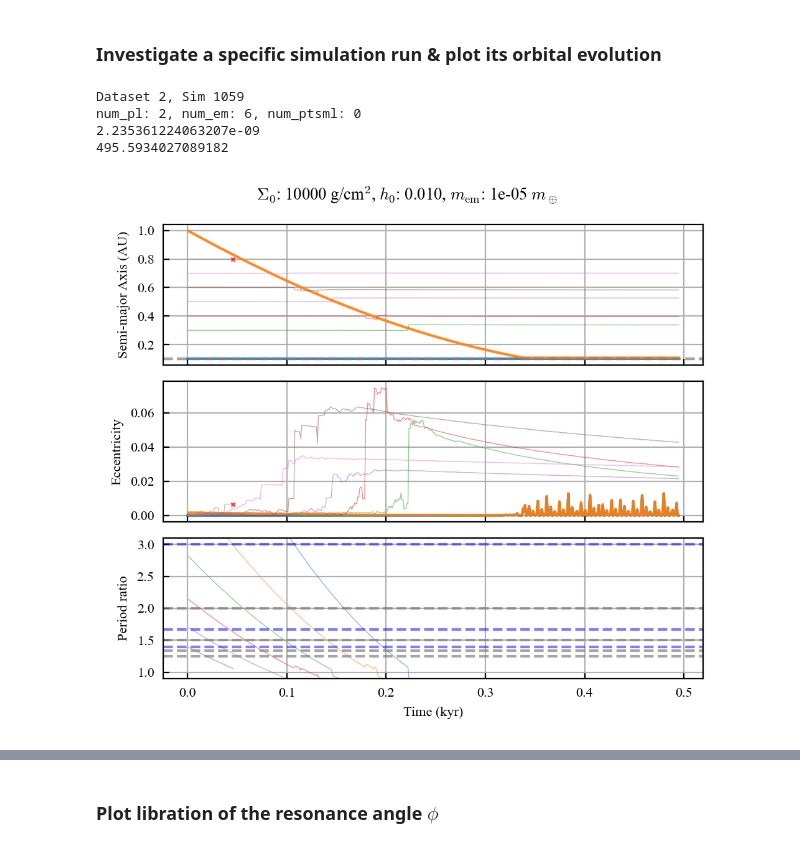
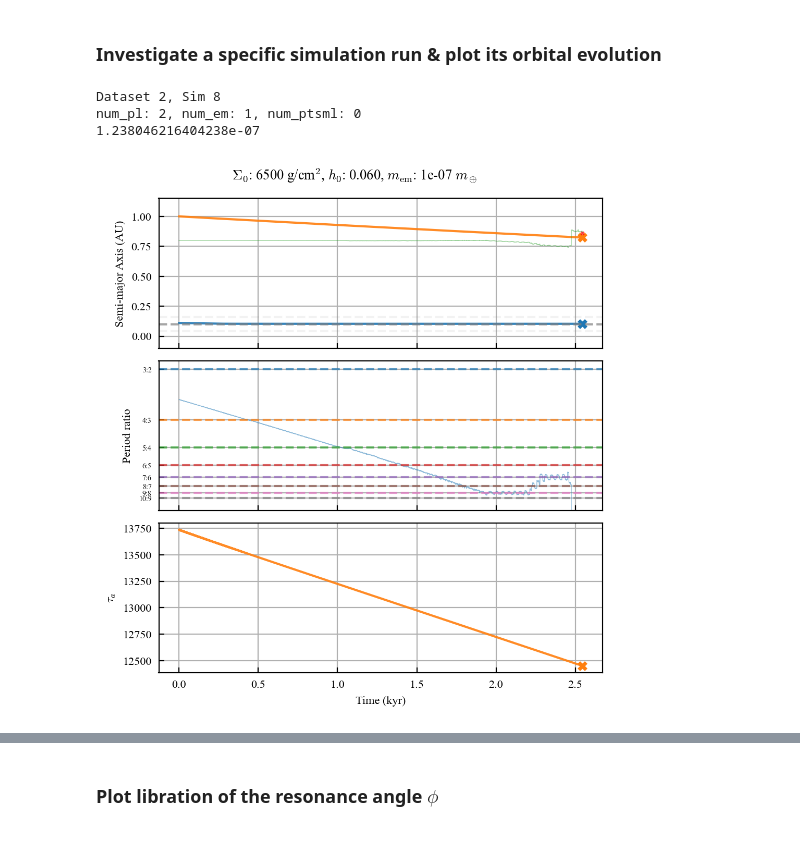
Before and after one commit to dchen10Git/uh-ifa-reu-2026, a Jupyter notebook: analyze_one_sim.ipynb, the cells around one changed output, grey strips where cells are left out. Cells and saved outputs as stored; diff of their text form; code cells hidden in the pictures.

```diff
--- a/analyze_one_sim.ipynb
+++ b/analyze_one_sim.ipynb
@@ -38,7 +38,7 @@ r_sun = u.Rsun.to(u.AU)
 # %% [markdown]
 ### Investigate a specific simulation run & plot its orbital evolution
 # %%
-%matplotlib widget
+%matplotlib inline
 
 def plot_system(saved_sim, elements, num_pl, num_em, num_ptsml, t_units='kyr'):
     '''
@@ -71,7 +71,7 @@ def plot_system(saved_sim, elements, num_pl, num_em, num_ptsml, t_units='kyr'):
 
     fig, axs = plt.subplots(len(elements), 1, sharex=True)
     fig.set_figwidth(5)
-    fig.set_figheight(1.5*len(elements))
+    fig.set_figheight(1.8*len(elements))
 
     time_factor = {'yr': 1, 'kyr': 1e3, 'Myr': 1e6}[t_units]
     pl_style = {'alpha': 0.9}
@@ -110,7 +110,8 @@ def plot_system(saved_sim, elements, num_pl, num_em, num_ptsml, t_units='kyr'):
                 pass
 
             ax.set_ylabel("Semi-major Axis (AU)")
-            # ax.set_ylim(-0.1,1.15)
+            ax.set_ylim(-0.1,1.15)
+            # ax.set_ylim(0.103,0.105) # inspect IDE
 
         elif elements[i] == "e":
             for i in range(num_pl):
@@ -188,19 +189,23 @@ def plot_system(saved_sim, elements, num_pl, num_em, num_ptsml, t_units='kyr'):
                 plot_end_marker(ax, times/time_factor, sim_data[name]["P"], color='r', ms=1, mew=0.5, alpha=0.6)
 
             # Add horizontal lines for resonances
-            first_res = [2/1, 3/2, 4/3, 5/4]
-            second_res = [3/1, 5/3, 7/5]
+            first_res = [3/2, 4/3, 5/4, 6/5, 7/6, 8/7, 9/8, 10/9]
+            second_res = [5/3, 7/5]
             third_res = [4/1, 5/2, 7/4, 8/5]
 
-            for r in first_res:
-                ax.axhline(r, color='gray', ls='--', alpha=0.7)
-            for r in second_res:
-                ax.axhline(r, color='blue', ls='--', alpha=0.5)
+            for i, r in enumerate(first_res):
+                ax.axhline(r, color=f'C{i}', ls='--', alpha=0.7)
+            # for r in second_res:
+            #     ax.axhline(r, color='blue', ls='--', alpha=0.5)
             # for r in third_res:
             #     ax3.axhline(r, color='red', ls='--', alpha=0.5)
 
             ax.set_ylabel("Period ratio")
-            ax.set_ylim(0.9,3.1)
+            ax.set_ylim(1.08,1.53)
+            ax.set_yscale('log')
+            ax.set_yticks(first_res)
+            ax.set_yticklabels(['3:2', '4:3', '5:4', '6:5', '7:6', '8:7', '9:8', '10:9'], fontsize=5)
+            ax.minorticks_off()
 
         elif elements[i] == "inc":
             for i in range(num_pl):
@@ -262,6 +267,32 @@ def plot_system(saved_sim, elements, num_pl, num_em, num_ptsml, t_units='kyr'):
                 ax.plot(times/time_factor, np.log10(tau_a / -sim_data['planet c']["tau_e"]), **em_style, label=name)
             ax.set_ylabel(r"$\log K_2$")
 
+        elif elements[i] == "tau_a":
+            for i in range(num_pl):
+                name = rock_names[i]
+                if name == 'planet b':
+                    continue # (use this to not show at IDE)
+                ax.plot(times/time_factor, -sim_data[name]["tau_a"], **pl_style, c=f'C{i}', label=name)
+
+         # Another loop to prevent color confusion
+            for i in range(num_pl):
+                name = rock_names[i]
+                if name == 'planet b':
+                    continue # (use this to not show at IDE)
+                plot_end_marker(ax, times/time_factor, -sim_data[name]["tau_a"], c=f'C{i}', ms=5, mew=2.5)
+
+            for i in range(num_em):
+                name = rock_names[i+num_pl]
+                ax.plot(times/time_factor, -sim_data[name]["tau_a"], **em_style)
+                plot_end_marker(ax, times/time_factor, -sim_data[name]["tau_a"], color='r', ms=2, mew=1, alpha=0.7)
+
+            for i in range(0, len(rock_names)-num_pl-num_em): # don't use num_ptsml as it doesn't include replenished ptsmls
+                name = rock_names[i+num_pl+num_em]
+                ax.plot(times/time_factor, -sim_data[name]["tau_a"], **ptsml_style)
+                plot_end_marker(ax, times/time_factor, -sim_data[name][" tau_a"], color='r', ms=1, mew=0.5, alpha=0.6)
+
+            ax.set_ylabel(r"$\tau_a$")
+
         elif elements[i] == "tau_e":
             for i in range(num_pl):
                 name = rock_names[i]
@@ -272,7 +303,7 @@ def plot_system(saved_sim, elements, num_pl, num_em, num_ptsml, t_units='kyr'):
                 name = rock_names[i]
                 plot_end_marker(ax, times/time_factor, -sim_data[name]["tau_e"], c=f'C{i}', ms=5, mew=2.5)
 
-            for i in range(0, num_em, 1):
+            for i in range(num_em):
                 name = rock_names[i+num_pl]
                 ax.plot(times/time_factor, -sim_data[name]["tau_e"], **em_style)
                 plot_end_marker(ax, times/time_factor, -sim_data[name]["tau_e"], color='r', ms=2, mew=1, alpha=0.7)
@@ -296,39 +327,39 @@ def plot_system(saved_sim, elements, num_pl, num_em, num_ptsml, t_units='kyr'):
         plt.suptitle(f"$\Sigma_0$: {metadata['Sigma_1au']:.0f} g/cm$^2$, $h_0$: {metadata['h_1au']:.3f}, $m_{{\\rm em}}$: {metadata['m_em']:.3g} $m_\\oplus$")
     else:
         plt.suptitle(f"$\Sigma_0$: {metadata['Sigma_1au']:.0f} g/cm$^2$, $h_0$: {metadata['h_1au']:.3f}")
     plt.tight_layout(); plt.show()
     # plt.savefig("Figures/orbital_evo.svg", bbox_inches="tight")
 
 dataset_id = 2
-sim_id = 1059
+sim_id = 8
 
-elements = ['a', 'e', 'P_ratio_em']
+elements = ['a', 'P_ratio_em', 'tau_a']
 
-for sim_id in range(sim_id, sim_id+1, 10):
+for sim_id in range(sim_id, sim_id+1, 1):
 # for sim_id in inside_d:
     base_dir = Path.cwd()
     file_path = base_dir.parent / f"sim_results/dataset{dataset_id}" / f"sim{sim_id}.h5"
 
     try:
         saved_sim = reb_sims.load_simulation_run(file_path)
     except FileNotFoundError:
         print(f"Sim {sim_id} not found")
         continue
 
     sim_data, metadata = saved_sim
     m_star = metadata['m_star']
     rock_names = list(sim_data.keys())
     rocks = {p: sim_data[p] for p in rock_names}
     num_pl, num_em, num_ptsml = metadata['num_pl'], metadata['num_em'], metadata['num_ptsml']
 
     print(f"Dataset {dataset_id}, Sim {sim_id}")
     print(f"num_pl: {metadata['num_pl']}, num_em: {metadata['num_em']}, num_ptsml: {metadata['num_ptsml']}")
+
     print(1/(2.7+1.1) / 5*m_earth / (metadata['Sigma_1au']*AU**2 / Msun) * metadata['h_1au']**2 / (2*np.pi))
-    # plot_system(saved_sim, ['a', 'e', 'P_ratio', 'tau_a'], num_pl, num_em, num_ptsml)
+
     plot_system(saved_sim, elements, num_pl, num_em, num_ptsml)
 # %% [output]
-Dataset 2, Sim 1059
-num_pl: 2, num_em: 6, num_ptsml: 0
-2.235361224063207e-09
-495.5934027089182
+Dataset 2, Sim 8
+num_pl: 2, num_em: 1, num_ptsml: 0
+1.238046216404238e-07
-[figure, old version]
+[figure, new version]
```
Also changed, not shown: parts of 2 cells of this notebook, 10 other files.
